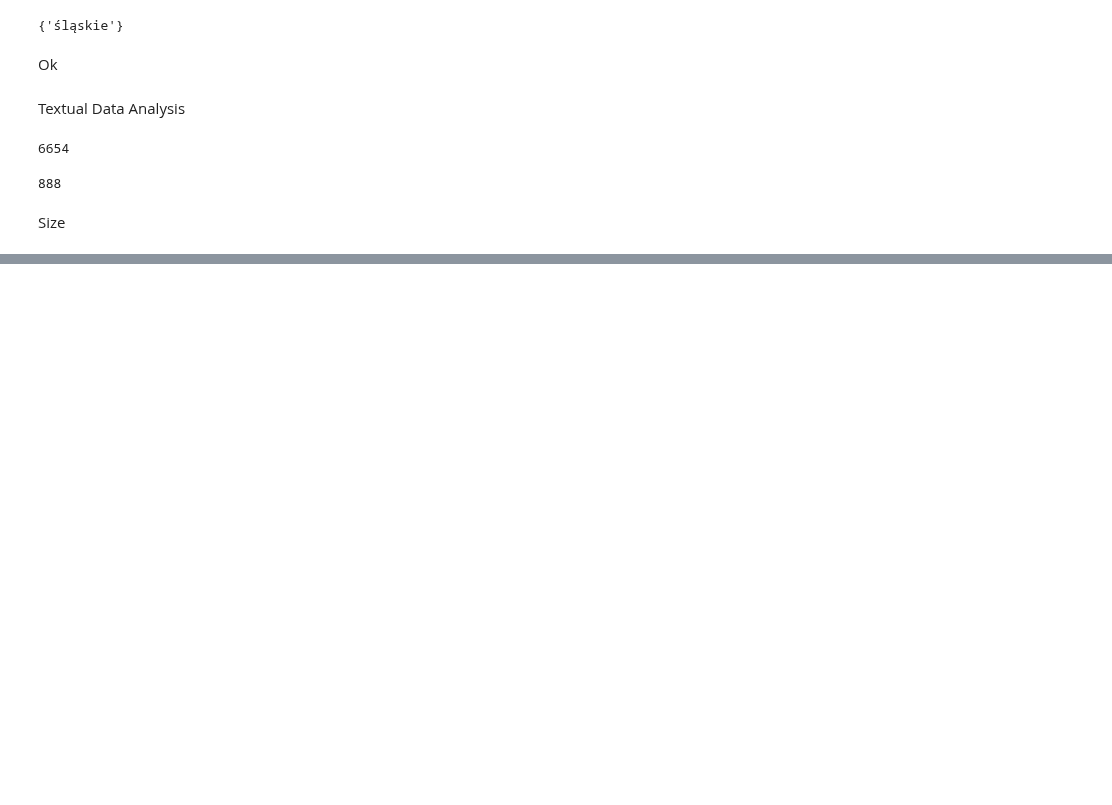
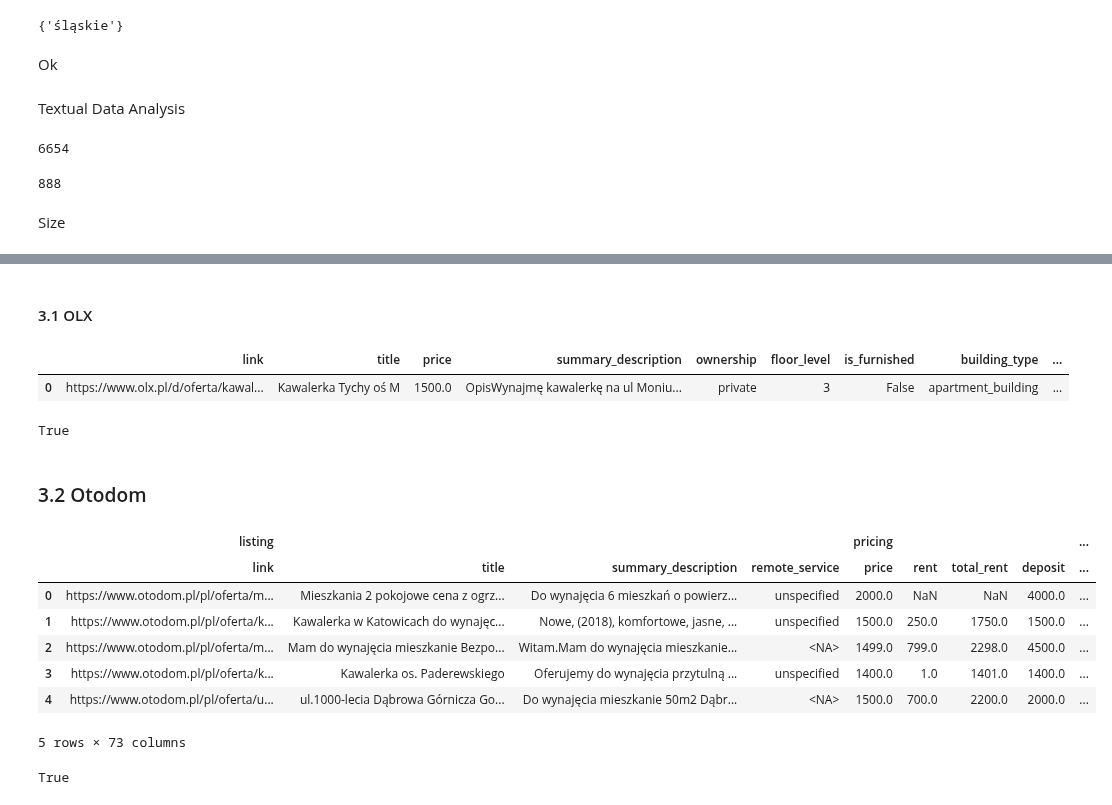
Before and after one commit to Luk-kar/Home-Market-Harvester, a Jupyter notebook: notebooks/002_data_cleaning.ipynb, the cells around one changed output, grey strips where cells are left out. Drawn from its saved outputs; the diff is of its cells as text; code cells hidden in the pictures; blank space fills up the shorter version.

```diff
--- a/notebooks/002_data_cleaning.ipynb
+++ b/notebooks/002_data_cleaning.ipynb
@@ -507,0 +677,3 @@ Name: (legal_and_availability, available_from), dtype: int64
+# %%
+df_otodom_cleaned[('legal_and_availability', 'rent_to_students')] = df_otodom_cleaned[('legal_and_availability', 'rent_to_students')].astype('boolean')
+df_otodom_cleaned[('legal_and_availability', 'rent_to_students')].dtype
@@ -507,0 +743,4 @@ Name: (legal_and_availability, available_from), dtype: int64
+# %%
+for col in df_otodom_cleaned['building_material'].columns:
+    df_otodom_cleaned[('building_material', col)] = df_otodom_cleaned[('building_material', col)].astype(bool)
+df_otodom_cleaned['building_material'].head()
@@ -507,0 +754,4 @@ Name: (legal_and_availability, available_from), dtype: int64
+# %%
+for col in df_otodom_cleaned['additional_information'].columns:
+    df_otodom_cleaned[('additional_information', col)] = df_otodom_cleaned[('additional_information', col)].astype(bool)
+df_otodom_cleaned['additional_information'].head()
@@ -507,0 +868,63 @@ Name: (legal_and_availability, available_from), dtype: int64
+# %%
+def load_df(data_paths: Data_Paths, domain: str) -> pd.DataFrame:
+    # Construct the full file paths
+    data_file = f"{data_paths['target_folder']}\\{data_paths[domain]['csv']}"
+    schema_file = f"{data_paths['target_folder']}\\{data_paths[domain]['schema']}"
+
+    # Load the DataFrame from the data file
+    if domain == 'olx':
+        df = pd.read_csv(data_file)
+    elif domain == 'otodom':
+        df = pd.read_csv(data_file, header=[0, 1])
+
+    # Load the schema information
+    with open(schema_file, 'r') as file:
+        schema_info = json.load(file)
+
+    # Check if the DataFrame columns are a MultiIndex
+    if domain == 'olx':
+        # Apply dtypes for regular index columns
+        for col, dtype in schema_info['dtypes'].items():
+            col_name = col.strip("()").replace("'", "").replace(", ", "_")
+            df[col_name] = df[col_name].astype(dtype)
+    elif domain == 'otodom':
+        # Apply dtypes for MultiIndex columns
+        for col, dtype in schema_info['dtypes'].items():
+            col = tuple(col.strip("()").replace("'", "").split(", "))
+            df[col] = df[col].astype(dtype)
+    else:
+        raise KeyError(f"Invalid domain '{domain}' specified.")
+
+    return df
+# %% [markdown]
+#### 3.1 OLX
+# %%
+df_olx_saved = load_df(data_paths, 'olx')  # Uncomment and use this line with real file paths
+df_olx_saved
+# %% [output]
+|  | link | title | price | summary_description | ownership | floor_level | is_furnished | building_type | ... |
+| 0 | https://www.olx.pl/d/oferta/kawal... | Kawalerka Tychy oś M | 1500.0 | OpisWynajmę kawalerkę na ul Moniu... | private | 3 | False | apartment_building | ... |
+# %%
+are_identical = df_olx_saved.equals(df_olx_cleaned)
+are_identical
+# %% [output]
+True
+# %% [markdown]
+### 3.2 Otodom
+# %%
+df_otodom_saved = load_df(data_paths, 'otodom')
+df_otodom_saved.head()
+# %% [output]
+|  | listing |  |  |  | pricing |  |  |  | ... |
+|  | link | title | summary_description | remote_service | price | rent | total_rent | deposit | ... |
+| 0 | https://www.otodom.pl/pl/oferta/m... | Mieszkania 2 pokojowe cena z ogrz... | Do wynajęcia 6 mieszkań o powierz... | unspecified | 2000.0 | NaN | NaN | 4000.0 | ... |
+| 1 | https://www.otodom.pl/pl/oferta/k... | Kawalerka w Katowicach do wynajęc... | Nowe, (2018), komfortowe, jasne, ... | unspecified | 1500.0 | 250.0 | 1750.0 | 1500.0 | ... |
+| 2 | https://www.otodom.pl/pl/oferta/m... | Mam do wynajęcia mieszkanie Bezpo... | Witam.Mam do wynajęcia mieszkanie... | <NA> | 1499.0 | 799.0 | 2298.0 | 4500.0 | ... |
+| 3 | https://www.otodom.pl/pl/oferta/k... | Kawalerka os. Paderewskiego | Oferujemy do wynajęcia przytulną ... | unspecified | 1400.0 | 1.0 | 1401.0 | 1400.0 | ... |
+| 4 | https://www.otodom.pl/pl/oferta/u... | ul.1000-lecia Dąbrowa Górnicza Go... | Do wynajęcia mieszkanie 50m2 Dąbr... | <NA> | 1500.0 | 700.0 | 2200.0 | 2000.0 | ... |
+5 rows × 73 columns
+# %%
+are_identical = df_otodom_saved.equals(df_otodom_cleaned)
+are_identical
+# %% [output]
+True
```
Also changed, not shown: parts of 70 cells of this notebook.
